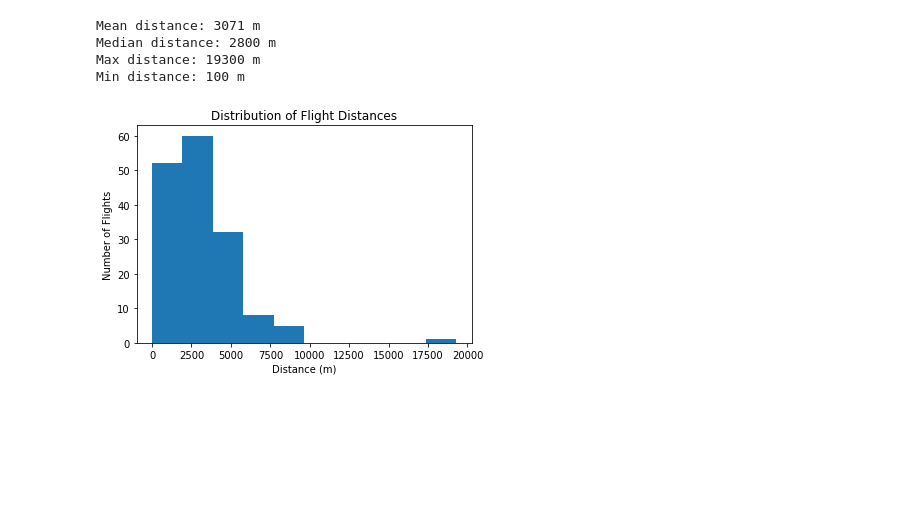
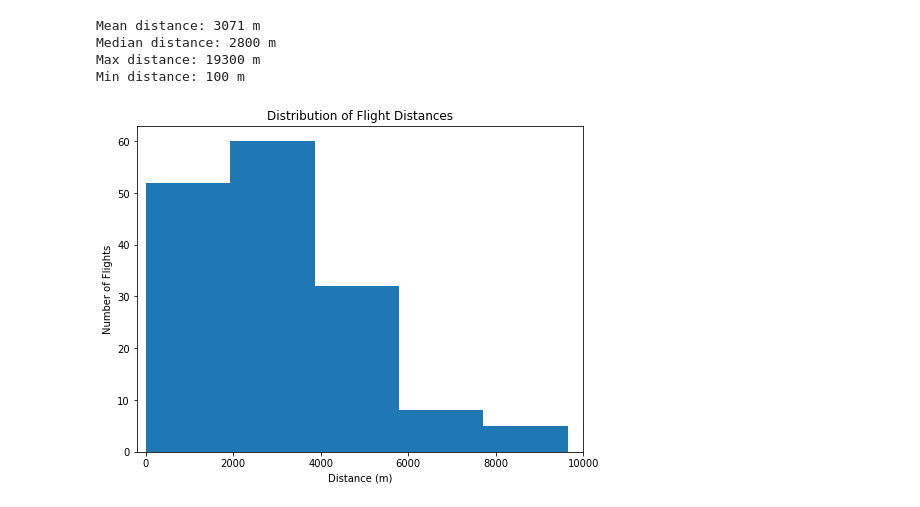
Before and after one commit to ntlhui/flight_data_analyzer, a Jupyter notebook: Flight Logs Analyzer Visualization.ipynb, the cells around one changed output. Drawn from its saved outputs; the diff is of its cells as text; code cells hidden in the pictures; blank space fills up the shorter version.

```diff
--- a/Flight Logs Analyzer Visualization.ipynb
+++ b/Flight Logs Analyzer Visualization.ipynb
@@ -9,24 +13,26 @@ import matplotlib.pyplot as plt; plt.ion()
 # %%
 # Plot distance histogram
 # distances.npy is generated by distance.py
 distances = np.load('distances.npy')
-fig = plt.figure()
+fig = plt.figure(figsize=(8,6))
 plt.hist(distances)
 plt.xlabel('Distance (m)')
+plt.xlim(-200, 10000)
 plt.ylabel('Number of Flights')
 plt.title('Distribution of Flight Distances')
 mean = np.mean(distances)
 median = np.median(distances)
 max_d = np.max(distances)
 min_d = np.min(distances[np.nonzero(distances)])
 
 print('Mean distance: %.0f m' % (mean))
 print('Median distance: %.0f m' % (median))
 print('Max distance: %.0f m' % (max_d))
 print('Min distance: %.0f m' % (min_d))
+plt.savefig('outputs/distances.png')
 # %% [output]
 Mean distance: 3071 m
 Median distance: 2800 m
 Max distance: 19300 m
 Min distance: 100 m
-[figure, old version]
+[figure, new version]
```
Also changed, not shown: parts of 4 cells of this notebook.
